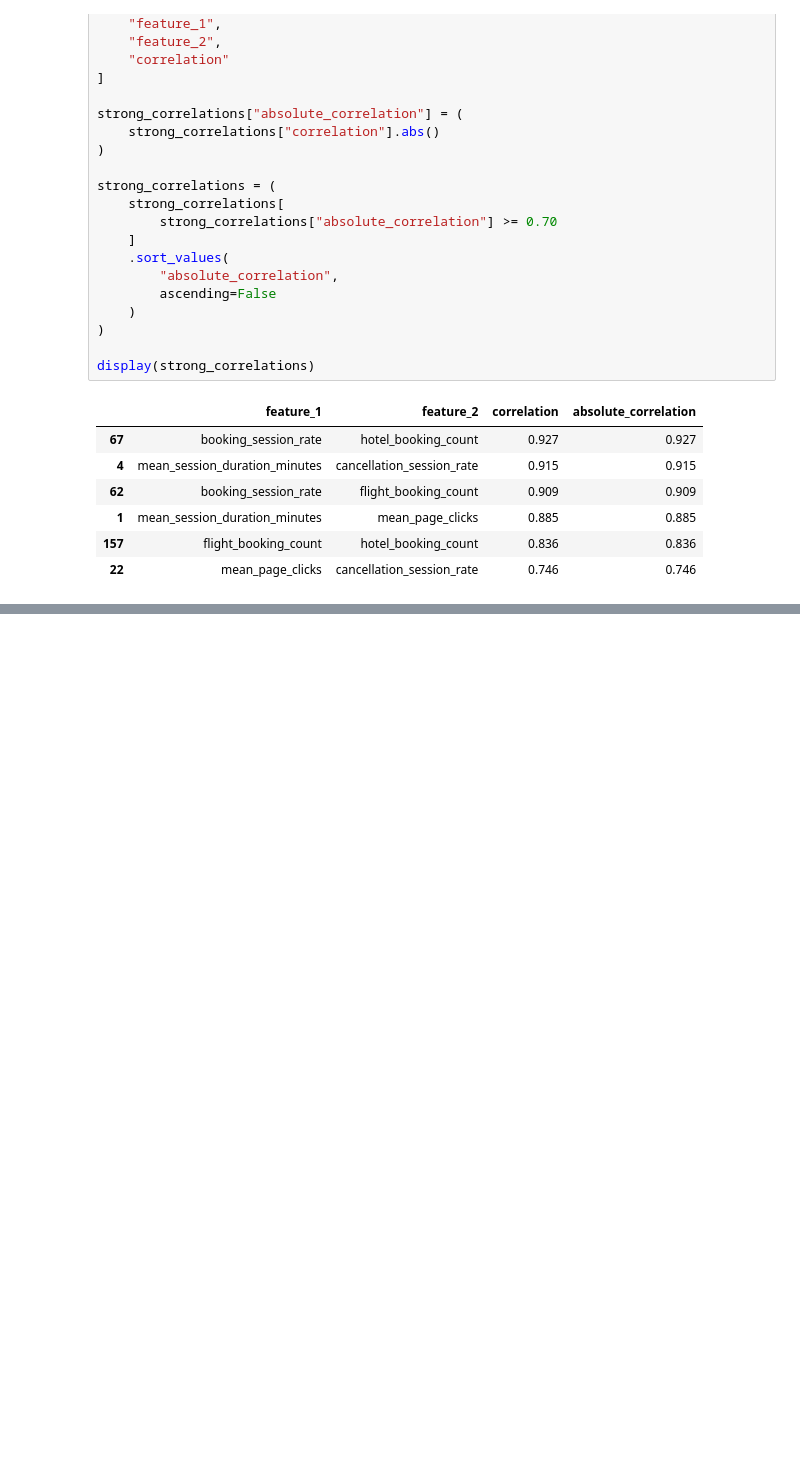
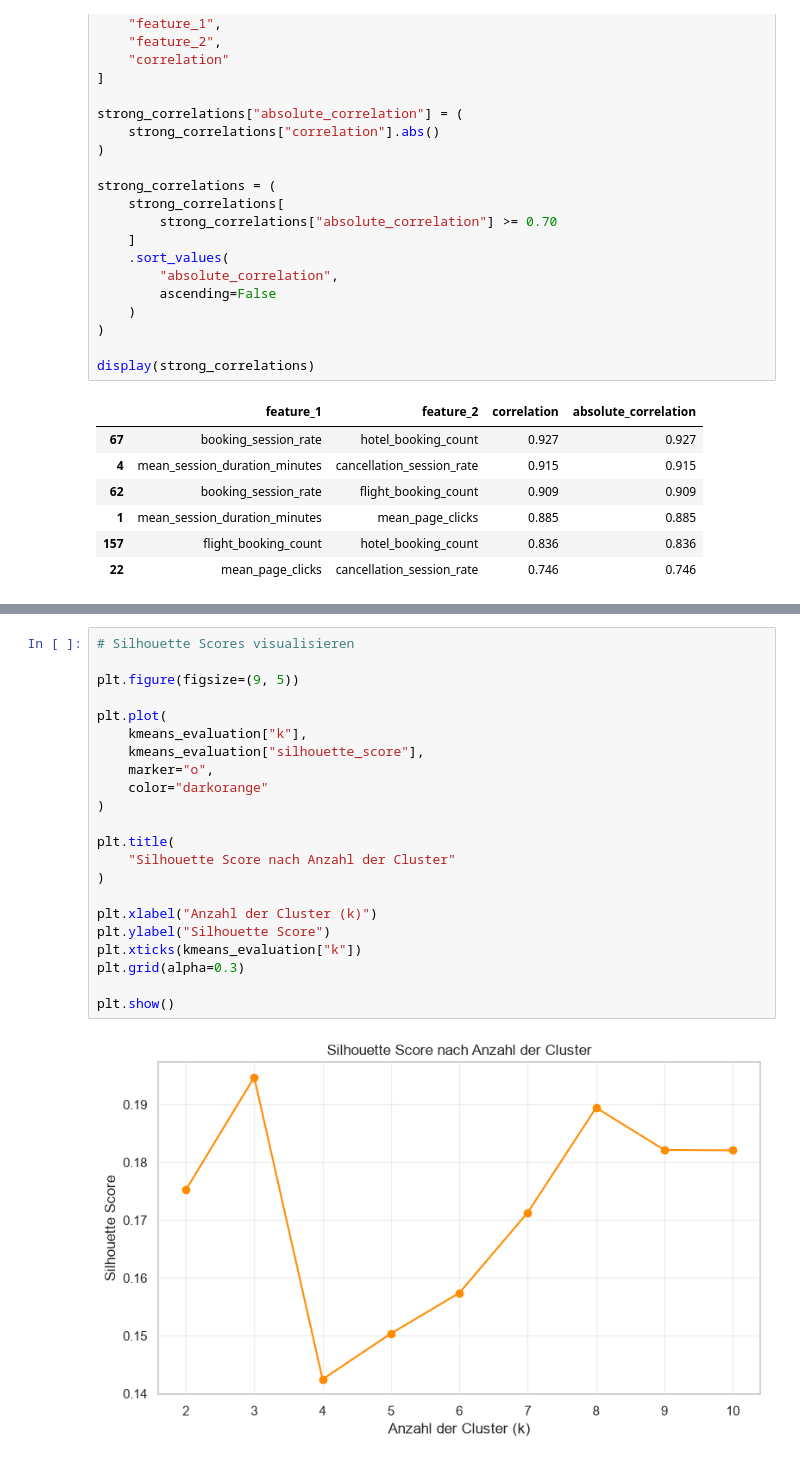
Before and after one commit to norawinkler/traveltide-customer-segmentation, a Jupyter notebook: notebooks/03_customer_segmentation.ipynb, the cells around one changed output, grey strips where cells are left out. Drawn from its saved outputs; the diff is of its cells as text; blank space fills up the shorter version.

```diff
--- a/notebooks/03_customer_segmentation.ipynb
+++ b/notebooks/03_customer_segmentation.ipynb
@@ -506,0 +1181,24 @@ display(strong_correlations)
+# %%
+# Silhouette Scores visualisieren
+
+plt.figure(figsize=(9, 5))
+
+plt.plot(
+    kmeans_evaluation["k"],
+    kmeans_evaluation["silhouette_score"],
+    marker="o",
+    color="darkorange"
+)
+
+plt.title(
+    "Silhouette Score nach Anzahl der Cluster"
+)
+
+plt.xlabel("Anzahl der Cluster (k)")
+plt.ylabel("Silhouette Score")
+plt.xticks(kmeans_evaluation["k"])
+plt.grid(alpha=0.3)
+
+plt.show()
+# %% [output]
+[figure, added]
```
Also changed, not shown: parts of 35 cells of this notebook.
